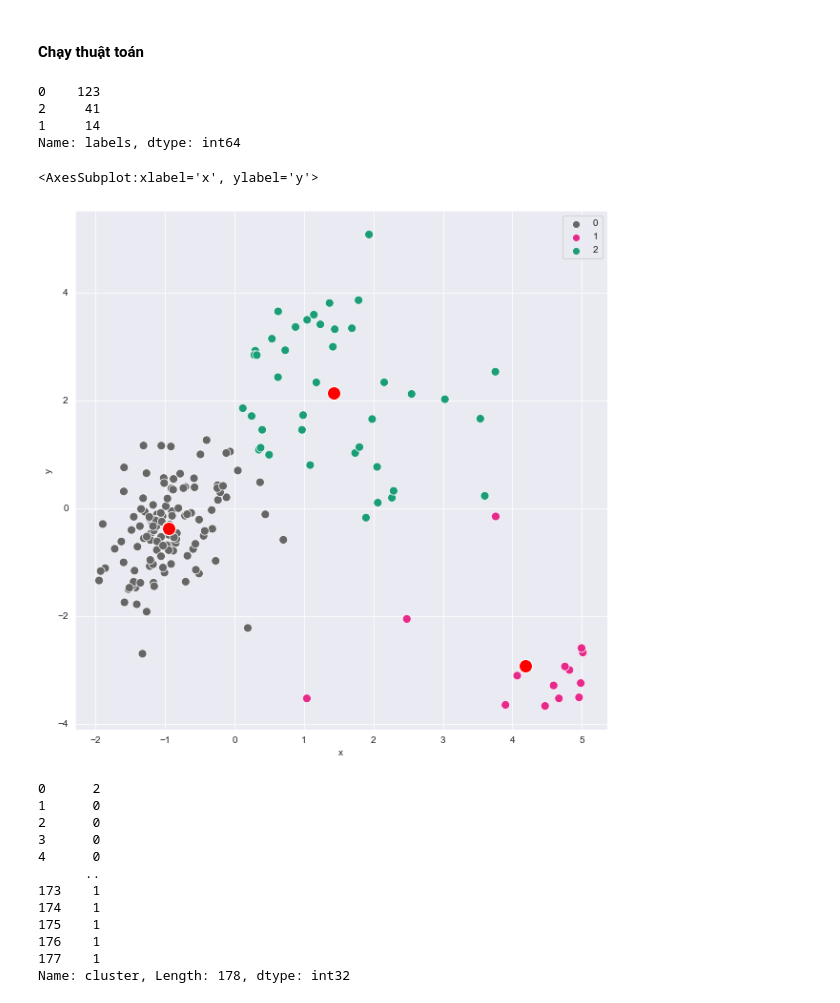
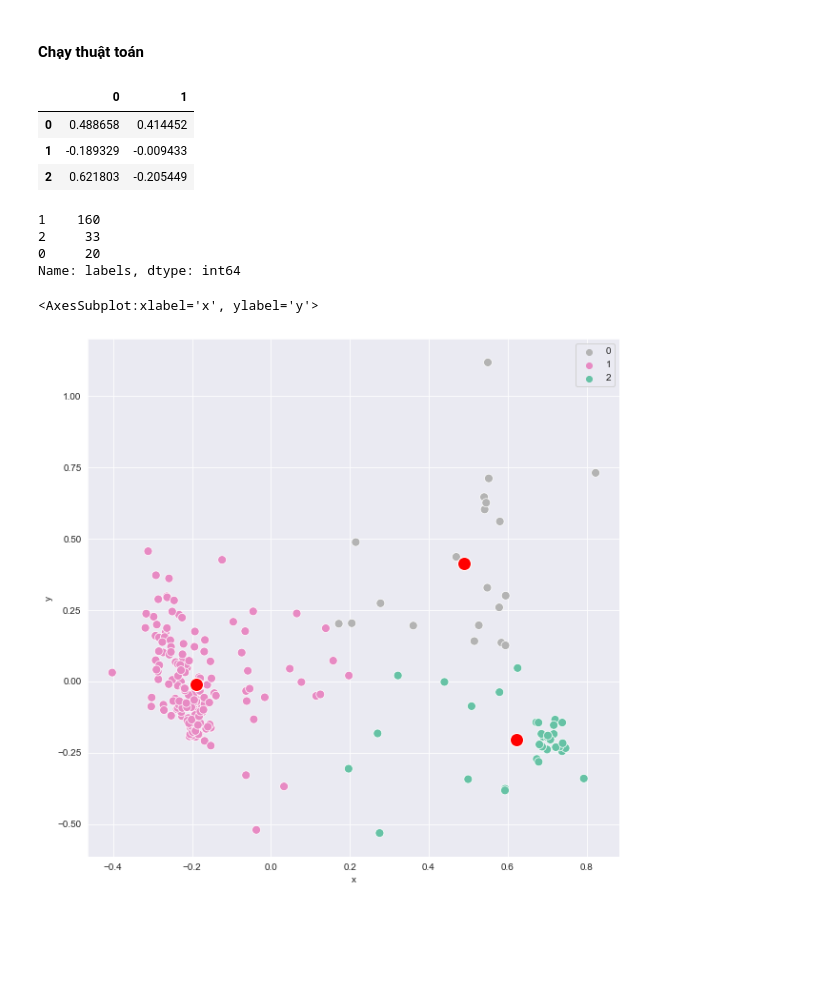
Before and after one commit to sowwnn/Analyst-Glass-Dataset-Case-Study, a Jupyter notebook: Kmeans_glass_type.ipynb, the cells around one changed output. Cells and saved outputs as stored; diff of their text form; code cells hidden in the pictures; blank space fills up the shorter version.

```diff
--- a/Kmeans_glass_type.ipynb
+++ b/Kmeans_glass_type.ipynb
@@ -378,8 +367,10 @@ display.display(df_clean_minmax_nonoutline)
 ## Phân cụm
 ### Kiểm định Hopkins
 # %%
-df_final = df_clean_minmax_nonoutline
-df_final = pd.DataFrame(df_final)
+df_final = df_clean_minmax
+df_scale = pd.DataFrame(df_final)
 pca = PCA(n_components=2)
 df_final = pca.fit_transform(df_final)
 df_final = pd.DataFrame(data = df_final, columns = ['x', 'y'])
+df_final.info()
+df_final
@@ -462,25 +476,34 @@ Nhận xét: theo thuật toán eblow cho ta kết quả K tốt nhất là: 3 -
 # %% [markdown]
 #### Chạy thuật toán
 # %%
+
 k = 3
 kmeans = KMeans(n_clusters=k,init='k-means++', random_state=42)
 
-kmeans.fit(data)
+y_mean= kmeans.fit(data)
 predictions = kmeans.fit_predict(data)
 centroids = kmeans.cluster_centers_
+# %%
+pd.DataFrame(centroids)
+# %% [output]
+|  | 0 | 1 |
+| 0 | 0.488658 | 0.414452 |
+| 1 | -0.189329 | -0.009433 |
+| 2 | 0.621803 | -0.205449 |
 # %%
 data['labels'] = kmeans.labels_
 print(data['labels'].value_counts())
 # %% [output]
-0    123
-2     41
-1     14
+1    160
+2     33
+0     20
 Name: labels, dtype: int64
 # %%
 plt.figure(figsize = (10,10))
 sns.set_style("darkgrid")
-sns.scatterplot(x='x', y='y', data = data, hue='labels',s=80,palette='Dark2_r')
+
+sns.scatterplot(x='x', y='y', data = data, hue='labels',s=80, palette="Set2_r")
 sns.scatterplot(centroids[:,0] , centroids[:,1] , s = 200, color = 'red')
 # %% [output]
 <AxesSubplot:xlabel='x', ylabel='y'>
-[figure, old version]
+[figure, new version]
@@ -489,15 +509,0 @@ df_non_outline['cluster'] = data['labels']
-# %%
-print(df_non_outline['cluster'])
-# %% [output]
-0      2
-1      0
-2      0
-3      0
-4      0
-      ..
-173    1
-174    1
-175    1
-176    1
-177    1
-Name: cluster, Length: 178, dtype: int32
```
Also changed, not shown: parts of 26 cells of this notebook, 3 other files.
